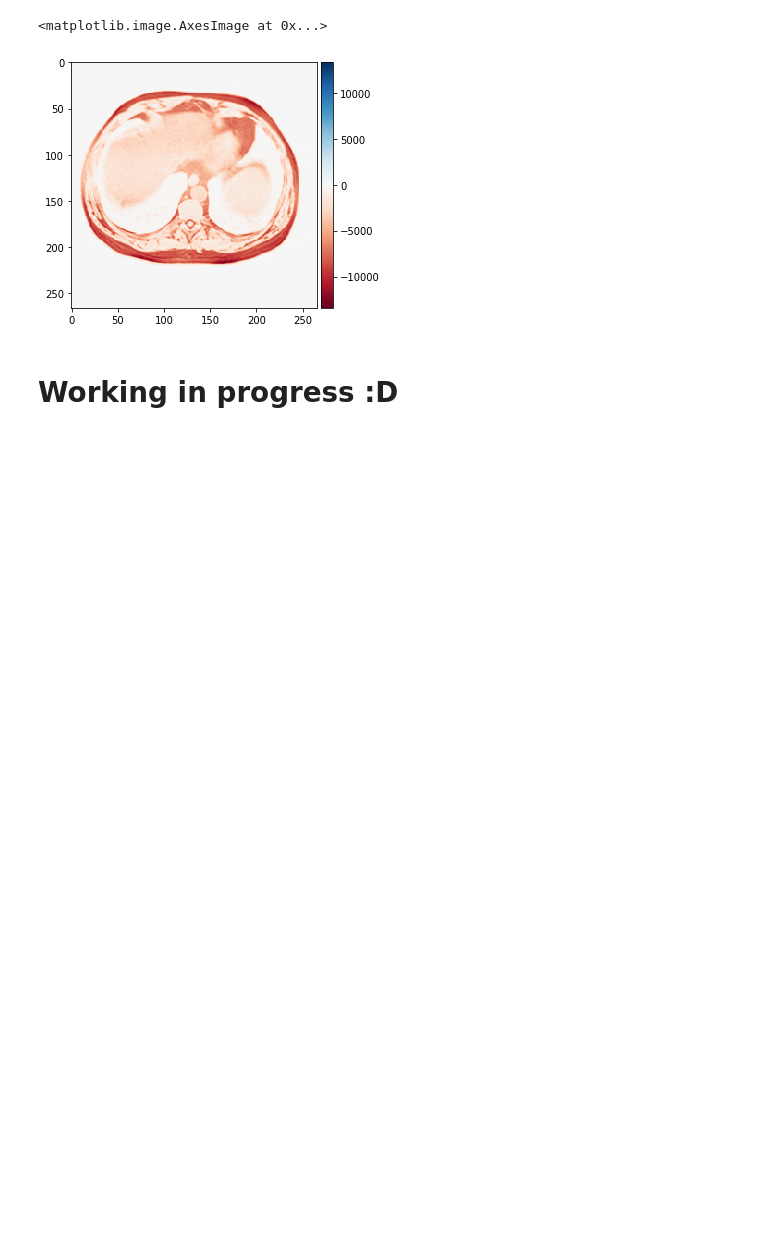
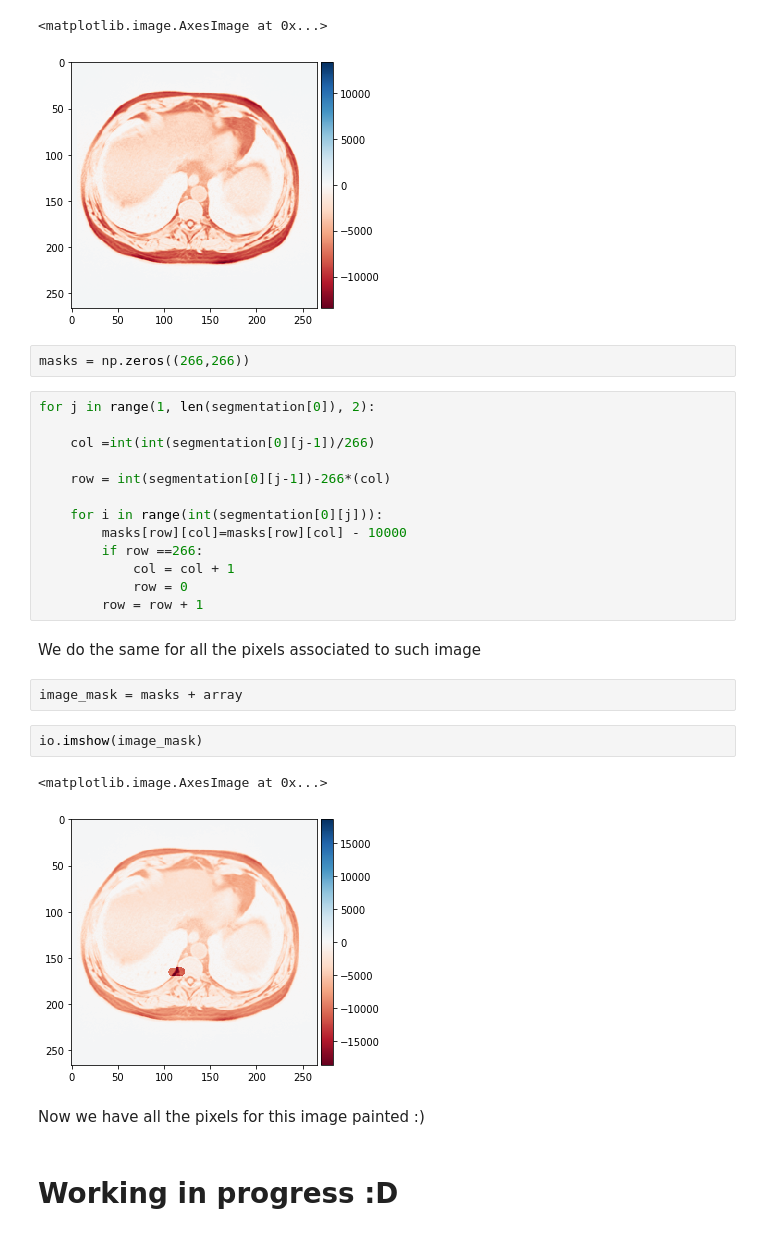
Before and after one commit to p3p31v/UW-Madison-GI, a Jupyter notebook: uw-madison-gi-track-data-analysis.ipynb, the cells around one changed output. Drawn from its saved outputs; the diff is of its cells as text; blank space fills up the shorter version.

```diff
--- a/uw-madison-gi-track-data-analysis.ipynb
+++ b/uw-madison-gi-track-data-analysis.ipynb
@@ -238,5 +238,31 @@ io.imshow(array)
 # %% [output]
 <matplotlib.image.AxesImage at 0x...>
 [figure]
+# %%
+masks = np.zeros((266,266))
+# %%
+for j in range(1, len(segmentation[0]), 2):
+
+    col =int(int(segmentation[0][j-1])/266)
+
+    row = int(segmentation[0][j-1])-266*(col)
+
+    for i in range(int(segmentation[0][j])):
+        masks[row][col]=masks[row][col] - 10000
+        if row ==266:
+            col = col + 1
+            row = 0
+        row = row + 1
+# %% [markdown]
+We do the same for all the pixels associated to such image
+# %%
+image_mask = masks + array
+# %%
+io.imshow(image_mask)
+# %% [output]
+<matplotlib.image.AxesImage at 0x...>
+[figure, added]
+# %% [markdown]
+Now we have all the pixels for this image painted :)
 # %% [markdown]
 # **Working in progress :D**
```
Also changed, not shown: parts of 1 cell of this notebook.
